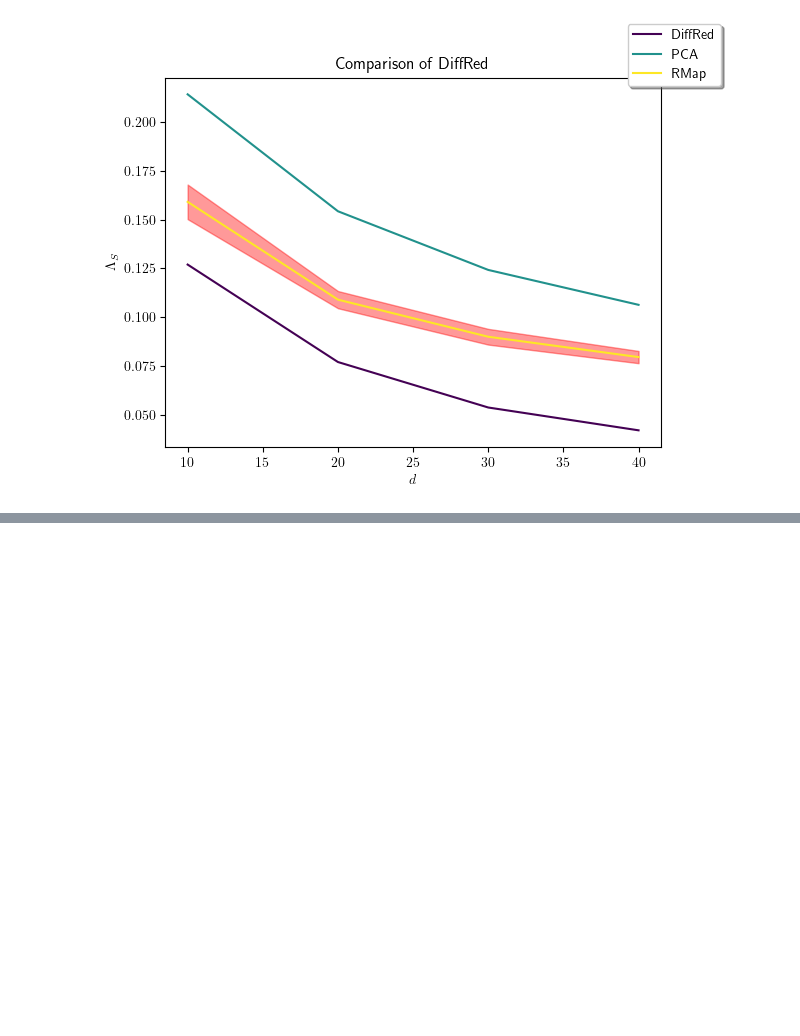
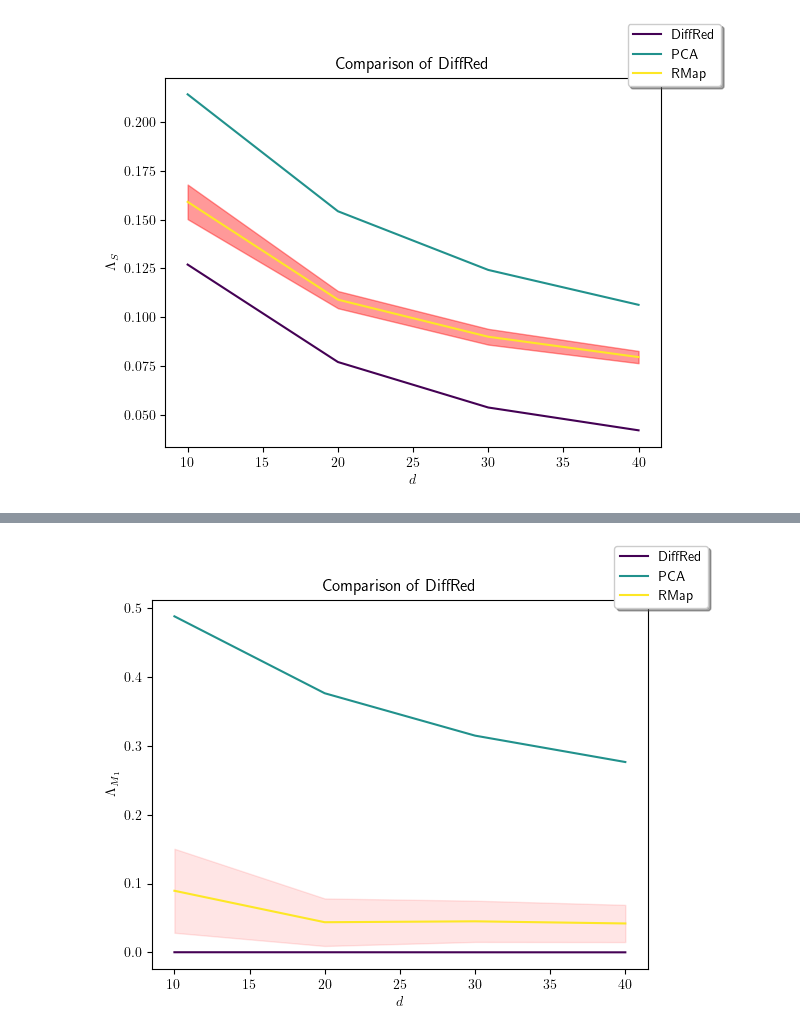
Before and after one commit to S3-Lab-IIT/DiffRed, a Jupyter notebook: Experiments/dimensionality_reduction_metrics/make_plots.ipynb, the cells around one changed output, grey strips where cells are left out. Drawn from its saved outputs; the diff is of its cells as text; code cells hidden in the pictures; blank space fills up the shorter version.

```diff
--- a/Experiments/dimensionality_reduction_metrics/make_plots.ipynb
+++ b/Experiments/dimensionality_reduction_metrics/make_plots.ipynb
@@ -122,0 +155,31 @@ plot(PLOT_DATA2, "Comparison of DiffRed", '$d$', r'$\Lambda_S$', True, 0.4)
+# %%
+PLOT_DATA2={}
+# %%
+for dr_tech in UTILS['DR_TECHS']:
+    if dr_tech in ['UMap', 'K-PCA', 'S-PCA']:
+        continue
+    if dr_tech!='RMap':
+        x,y=[],[]
+        file_path=os.path.join(UTILS['COMP_RES'], METRIC, dr_tech, f'{UTILS["DATASET"]}.xlsx')
+
+        df=pd.read_excel(file_path)
+        df=df[df['Target Dimension'].isin(UTILS['TARGET_DIMS'])]
+        x=df['Target Dimension'].tolist()
+        y=df[METRIC].tolist()
+
+        PLOT_DATA2[dr_tech]={'x':x, 'y':y}
+    else:
+        x,y,std=[],[],[]
+        file_path=os.path.join(UTILS['COMP_RES'], METRIC, dr_tech, f'{UTILS["DATASET"]}.xlsx')
+
+        df=pd.read_excel(file_path)
+        df=df[df['Target Dimension'].isin(UTILS['TARGET_DIMS'])]
+        x=df['Target Dimension'].tolist()
+        y=df[METRIC].tolist()
+        std=df['stdev'].tolist()
+
+        PLOT_DATA2[dr_tech]={'x':x, 'y':y, 'std':std}
+# %%
+plot(PLOT_DATA2, "Comparison of DiffRed", '$d$', r'$\Lambda_{M_1}$', True, 0.1)
+# %% [output]
+[figure, added]
```
Also changed, not shown: parts of 7 cells of this notebook, 20 other files.
